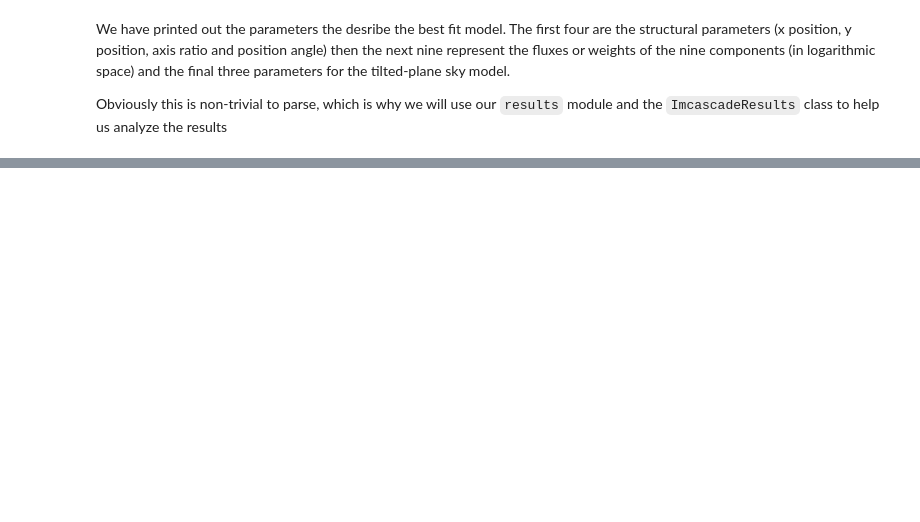
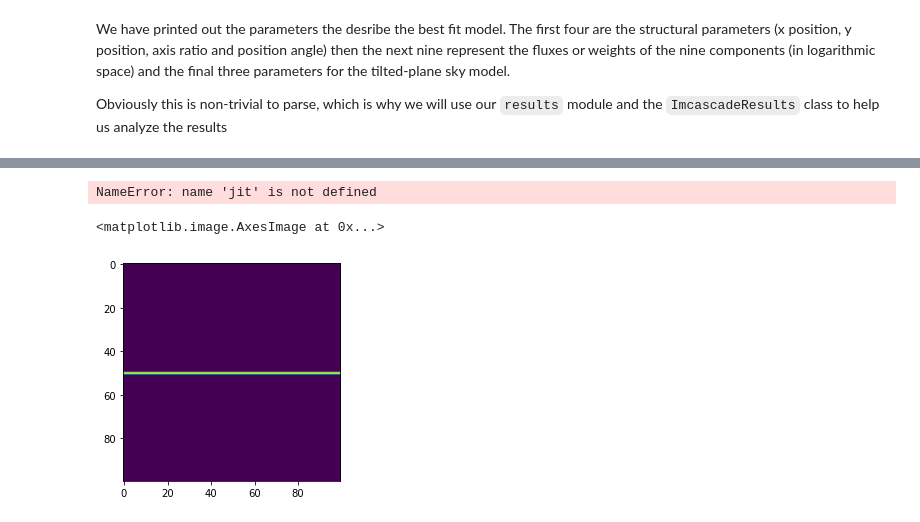
Before and after one commit to tbmiller-astro/imcascade, a Jupyter notebook: docs/source/quickstart.ipynb, the cells around one changed output, grey strips where cells are left out. Cells and saved outputs as stored; diff of their text form; code cells hidden in the pictures; blank space fills up the shorter version.

```diff
--- a/docs/source/quickstart.ipynb
+++ b/docs/source/quickstart.ipynb
@@ -110,0 +153,16 @@ res_dyn.run_basic_analysis()
+# %%
+from jax.scipy.special import erf as erf_jax
+from scipy.special import erf as erf_scipy
+
+erf_jax =jit(erf_jax)
+# %% [output]
+NameError: name 'jit' is not defined
+# %%
+a = np.zeros((100,100))
+# %%
+a[50,:] = 100
+# %%
+plt.imshow(a)
+# %% [output]
+<matplotlib.image.AxesImage at 0x...>
+[figure, added]
```
Also changed, not shown: parts of 24 cells of this notebook, 39 other files.
